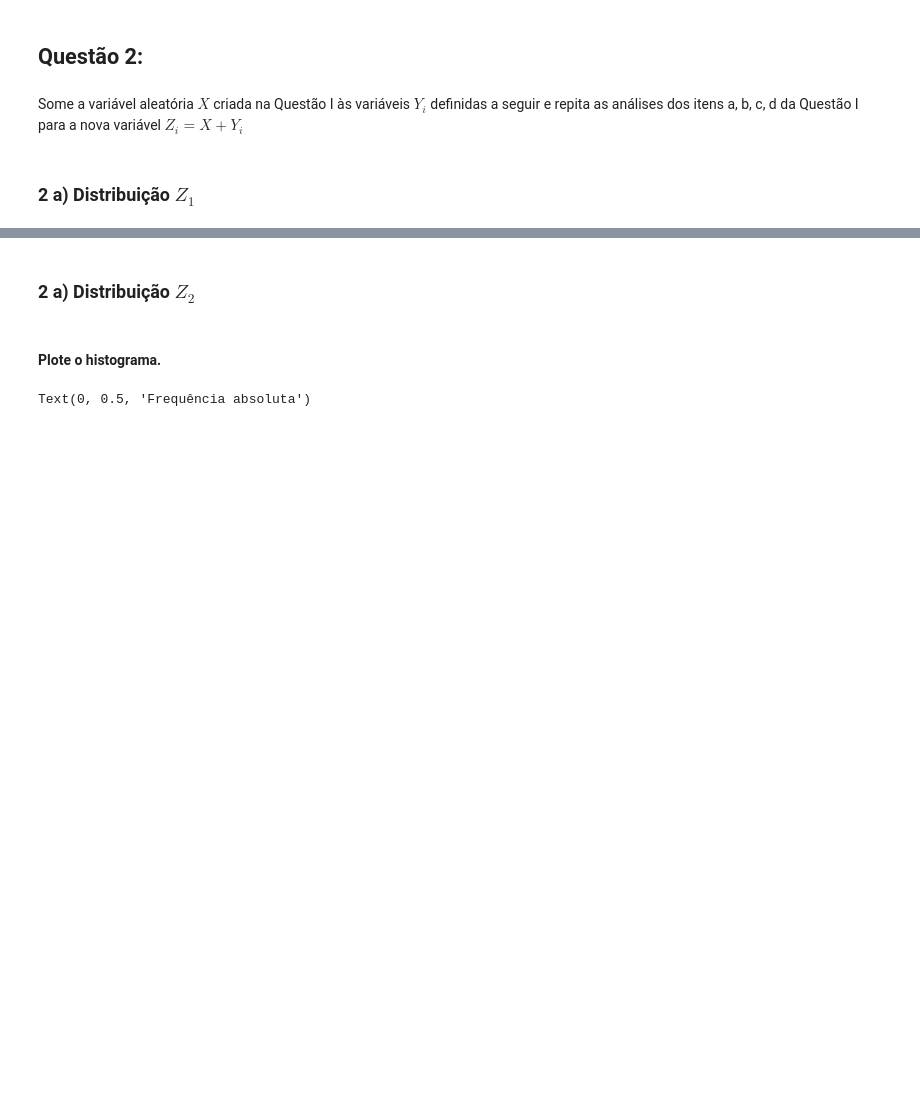
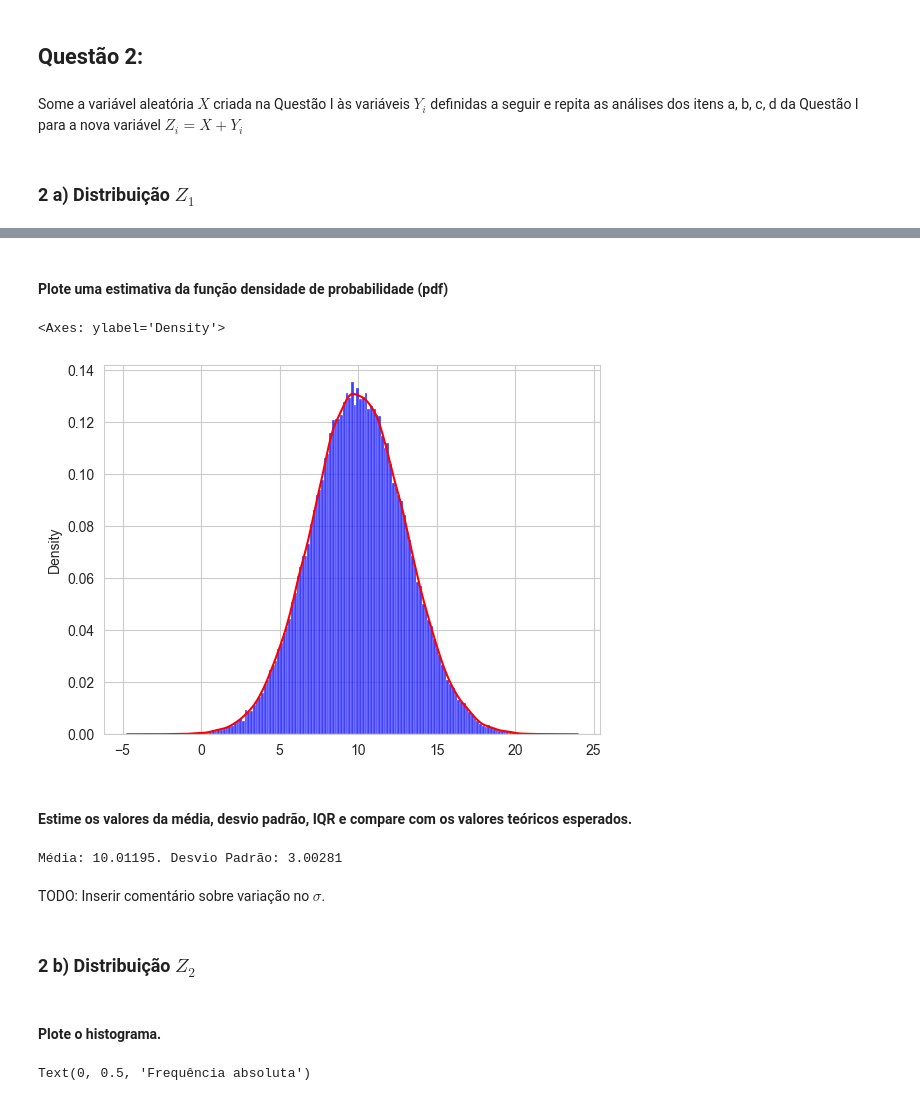
Before and after one commit to ricardoamachado/ENGA74, a Jupyter notebook: Atividade2/atividade2.ipynb, the cells around one changed output, grey strips where cells are left out. Cells and saved outputs as stored; diff of their text form; code cells hidden in the pictures; blank space fills up the shorter version.

```diff
--- a/Atividade2/atividade2.ipynb
+++ b/Atividade2/atividade2.ipynb
@@ -72,5 +101,21 @@ dist_z4 = distribuicao + dist_y4
+# %% [markdown]
+#### Plote uma estimativa da função densidade de probabilidade (pdf)
+# %%
+sns.kdeplot(dist_z1,color='red')
+sns.histplot(dist_z1,stat='density',color='blue')
+# %% [output]
+<Axes: ylabel='Density'>
+[figure, added]
+# %% [markdown]
+#### Estime os valores da média, desvio padrão, IQR e compare com os valores teóricos esperados.
+# %%
+print(f"Média: {np.mean(dist_z1):.5f}. Desvio Padrão: {np.std(dist_z1,ddof=1):.5f}")
+# %% [output]
+Média: 10.01195. Desvio Padrão: 3.00281
+# %% [markdown]
+TODO: Inserir comentário sobre variação no $\sigma$.
 # %% [markdown]
-### 2 a) Distribuição $Z_2$
+### 2 b) Distribuição $Z_2$
 # %% [markdown]
 #### Plote o histograma.
 # %%
```
Also changed, not shown: parts of 21 cells of this notebook.
